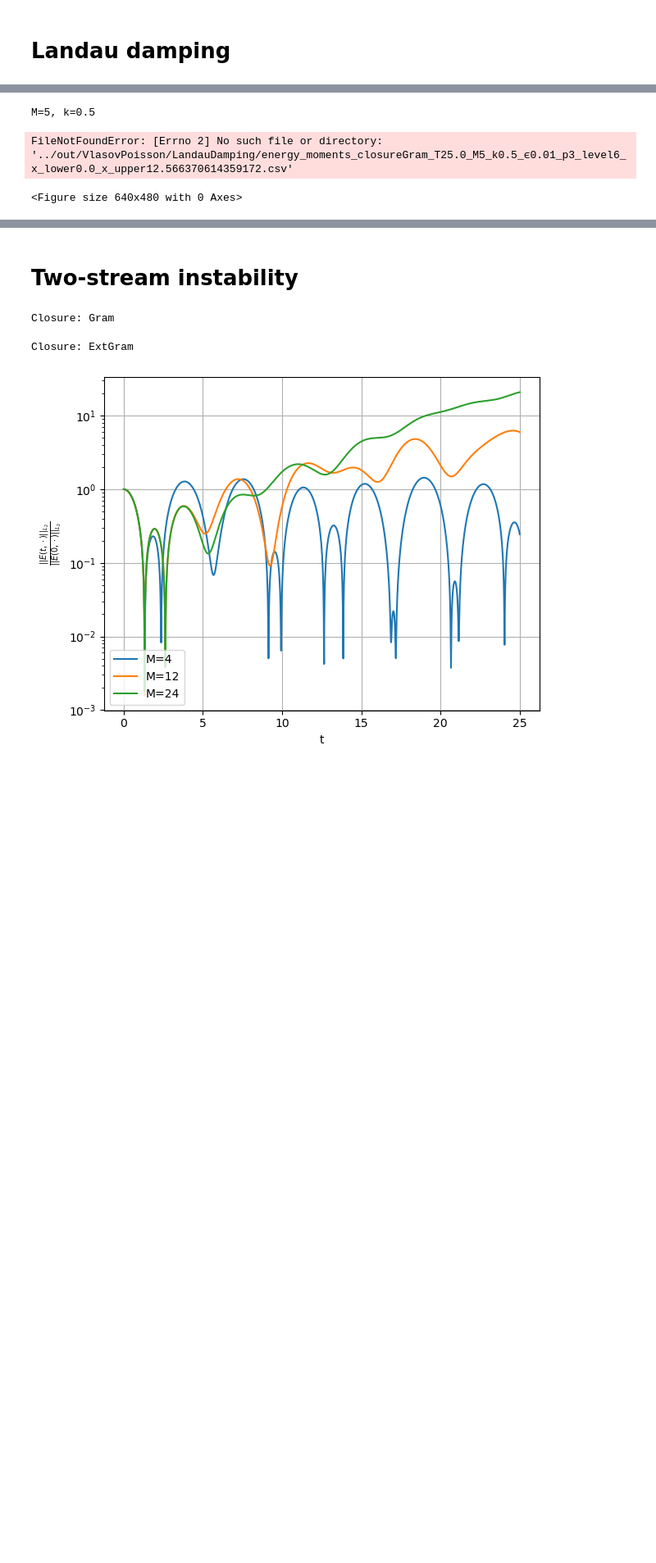
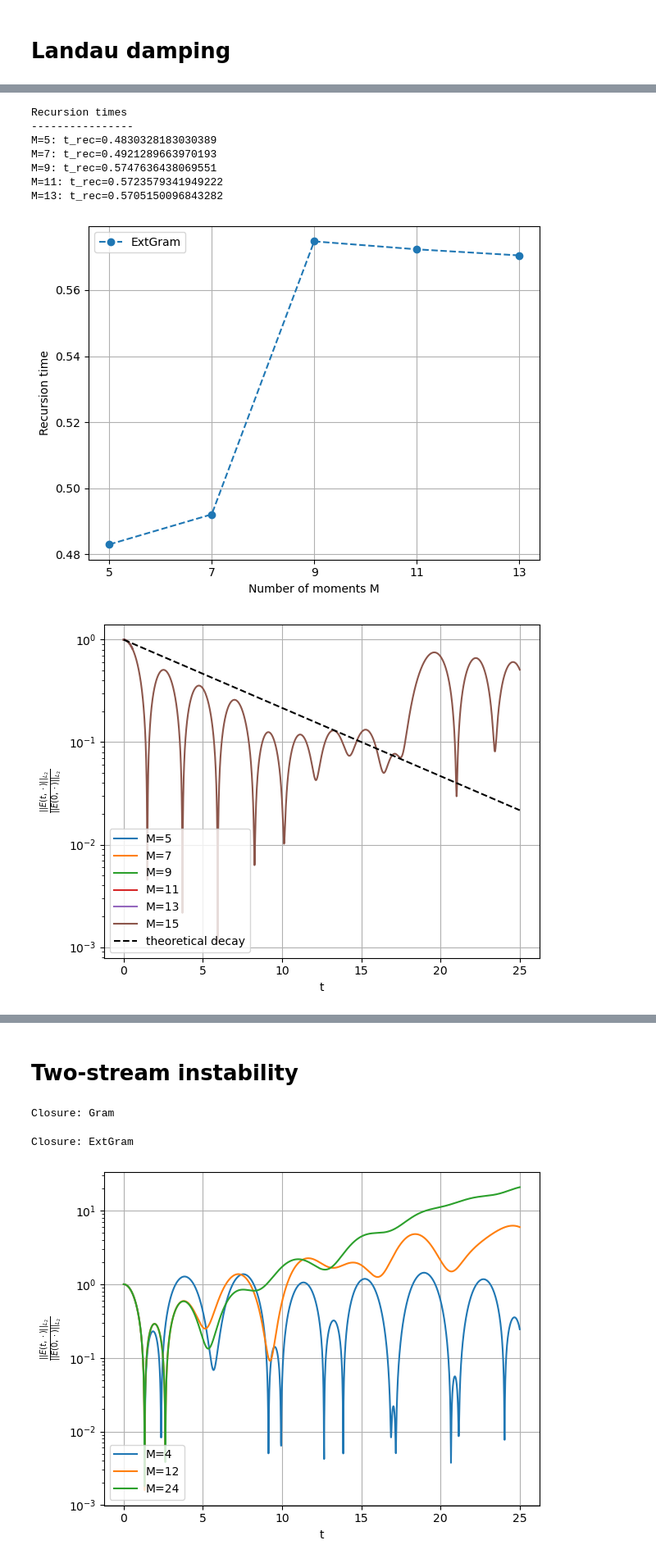
Before and after one commit to JanHab/ExtGram.jl, a Jupyter notebook: notebooks/VlasovPoissonExamples.ipynb, the cells around one changed output, grey strips where cells are left out. Shown at 82% size. Saved outputs shown, nothing was run; the diff lists cells and outputs as text; code cells hidden in the pictures; blank space fills up the shorter version.

```diff
--- a/notebooks/VlasovPoissonExamples.ipynb
+++ b/notebooks/VlasovPoissonExamples.ipynb
@@ -196,29 +196,60 @@ M=12: t_rec=8.121664697850717
 # %%
 M_vec = [5, 7, 9, 11, 13, 15]
-k = 0.5
-gamma = -0.1533
-for M in M_vec:
-    print(f"M={M}, k={k}")
+closures = ["ExtGram"]
 
-    plt.figure()
-    for closure in closures:
-        # if (closure == "Grad" and M % 2 != 0) or (closure == "Grad" and M > 6):
-        #     continue  # skip odd M for Grad closure
+fig_recursion, ax_recursion = plt.subplots()
+for closure in closures:
+    recursion_time = []
+    fig_E, ax_E = plt.subplots()
+    for M in M_vec:
+
         file = f"../out/VlasovPoisson/LandauDamping/energy_moments_closure{closure}_T{T_end}_M{M}_k{k}_ϵ{epsilon}_p{polydeg}_level{base_tree_level}_x_lower{x_lower}_x_upper{x_upper}.csv"
         data = pd.read_csv(file)
+        # plt.plot(data["time"], data["E_L2"] / data["E_L2"][0], label=f'M={M}')
 
-        plt.plot(data["time"], data["E_L2"] / data["E_L2"][0], label=closure)
+        # recursion time: time until which the solution is accurate
+        if M != M_vec[-1]:
+            E_num = data["E_L2"].to_numpy() / data["E_L2"][0]
+            for t_idx in range(len(E_num)):
+                if (E_ref[t_idx] - E_num[t_idx]) * np.exp(-gamma * data["time"][t_idx]) > rel_tol:
+                    recursion_time.append(data["time"][t_idx])
+                    ax_E.plot(data["time"][:4//3*t_idx], data["E_L2"][:4//3*t_idx] / data["E_L2"][0], label=f'M={M}')
+                    break
+        else:
+            ax_E.plot(data["time"], data["E_L2"] / data["E_L2"][0], label=f'M={M}')
+            ax_E.plot(data["time"], np.exp(gamma * data["time"]), "k--", label="theoretical decay")
+    ax_E.set_yscale("log")
+    ax_E.set_xlabel("t")
+    ax_E.set_ylabel("$\\frac{||E(t,\cdot)||_{L_2}}{||E(0,\cdot)||_{L_2}}$")
+    # ax_E.set_title(closure)
+    ax_E.legend(loc='lower left')
+    ax_E.grid()
+    fig_E.savefig(f"../out/VlasovPoisson/LandauDamping/LandauDamping_Even_Closure{closure}_k{k}_epsilon{epsilon}_p{polydeg}.pdf")
+    fig_E.tight_layout()
+    fig_E.show()
 
-    plt.plot(data["time"], np.exp(gamma * data["time"]), 'k--', label="theoretical decay")
-    plt.yscale("log")
-    plt.xlabel("t")
-    plt.ylabel("$E_{L^2}$")
-    # plt.title(f"M={M}")
-    plt.legend(loc='lower left')
-    plt.grid()
-    plt.savefig(f"../out/VlasovPoisson/LandauDamping_M{M}_k{k}_epsilon{epsilon}_p{polydeg}.pdf")
-    plt.show()
+    print("Recursion times")
+    print("----------------")
+    for i, M in enumerate(M_vec[:-1]):
+        print(f"M={M}: t_rec={recursion_time[i]}")
+
+    ax_recursion.plot(M_vec[:-1], recursion_time, "o--", label=f"{closure}")
+ax_recursion.set_xlabel("Number of moments M")
+ax_recursion.set_ylabel("Recursion time")
+ax_recursion.set_xticks(M_vec[:-1])
+# ax_recursion.set_title(f"k={k}")
+ax_recursion.legend()
+ax_recursion.grid()
+fig_recursion.savefig(f"../out/VlasovPoisson/LandauDamping_RecursionTime_Even_k{k}_epsilon{epsilon}_p{polydeg}.pdf")
+fig_recursion.tight_layout()
+fig_recursion.show()
 # %% [output]
-M=5, k=0.5
+Recursion times
+----------------
+M=5: t_rec=0.4830328183030389
+M=7: t_rec=0.4921289663970193
+M=9: t_rec=0.5747636438069551
+M=11: t_rec=0.5723579341949222
+M=13: t_rec=0.5705150096843282
-FileNotFoundError: [Errno 2] No such file or directory: '../out/VlasovPoisson/LandauDamping/energy_moments_closureGram_T25.0_M5_k0.5_ϵ0.01_p3_level6_x_lower0.0_x_upper12.566370614359172.csv'
-<Figure size 640x480 with 0 Axes>
+[figure, added]
+[figure, added]
```
Also changed, not shown: parts of 20 cells of this notebook, 2 other files.
